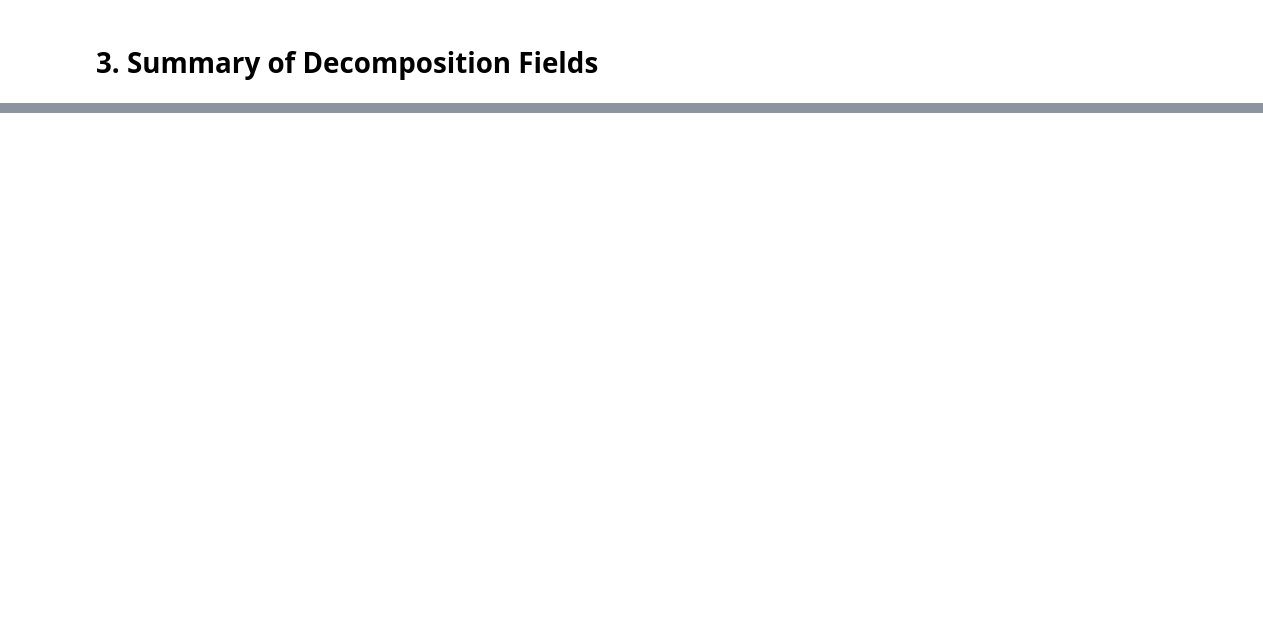
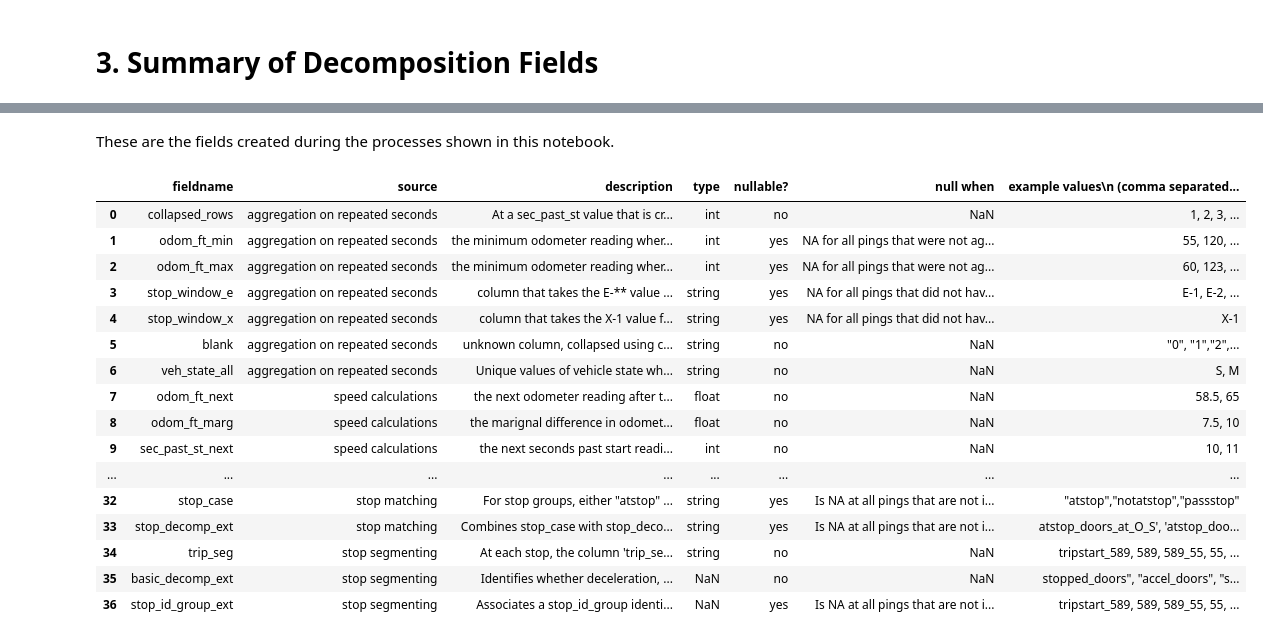
Before and after one commit to stevenschrayer/WMATA_AVL, a Jupyter notebook: docs/vignettes/04_Movement Decomposition.ipynb, the cells around one changed output, grey strips where cells are left out. Saved outputs shown, nothing was run; the diff lists cells and outputs as text; code cells hidden in the pictures; blank space fills up the shorter version.

Commit message:
decomp; completes first draft of vignette notebook to explain things

```diff
--- a/docs/vignettes/04_Movement Decomposition.ipynb
+++ b/docs/vignettes/04_Movement Decomposition.ipynb
@@ -170,0 +20,32 @@ Note that to this point, there is no assertion that door open events occur at bu
+# %%
+import os
+import sys
+import pandas as pd
+import numpy as np
+import shutil
+import pyarrow as pa
+import pyarrow.parquet as pq
+from dotenv import dotenv_values
+
+if os.getlogin() == "WylieTimmerman":
+    # Working Paths
+    # the following needed to run in vscode jupyter interpreter
+    os.environ["GDAL_DATA"] = os.environ["CONDA_PREFIX"] + "\Library\share\gdal"
+    path_working = r"C:\Users\WylieTimmerman\Documents\projects_local\WMATA_AVL_datamart"
+    os.chdir(os.path.join(path_working))
+    sys.path.append(r"C:\Users\WylieTimmerman\Documents\projects_local\WMATA_AVL_datamart")
+    path_sp = r"C:\OD\Foursquare ITP\Projects - WMATA Datamart\Task 3 - Bus Priority"
+    path_source_data = os.path.join(path_sp, "data", "00-Raw")
+    path_processed_data = os.path.join(path_sp, "Data", "02-Processed")
+    # Server credentials
+    config = dotenv_values(os.path.join(path_working, '.env'))
+    # other things for wylie's dev environment
+
+import wmatarawnav as wr
+
+analysis_route = ['43']
+wmata_crs = 2248
+
+pd.set_option('display.max_columns', None)
+pd.set_option('display.max_rows', None)
+pd.set_option('display.max_colwidth', None)
@@ -174,0 +535,25 @@ Note that to this point, there is no assertion that door open events occur at bu
+# %% [markdown]
+These are the fields created during the processes shown in this notebook.
+# %%
+fields_added = pd.read_csv(os.path.join(".", "data", "00-raw", "demo_data", "04_notebook_data", "fieldlist_added.csv"))
+#TODO: create a csv in the style we want, add to version control, then read-in here.
+
+fields_added.drop(['sort'], axis = "columns")
+# %% [output]
+|  | fieldname | source | description | type | nullable? | null when | example values\n (comma separated... |
+| 0 | collapsed_rows | aggregation on repeated seconds | At a sec_past_st value that is cr... | int | no | NaN | 1, 2, 3, ... |
+| 1 | odom_ft_min | aggregation on repeated seconds | the minimum odometer reading wher... | int | yes | NA for all pings that were not ag... | 55, 120, ... |
+| 2 | odom_ft_max | aggregation on repeated seconds | the minimum odometer reading wher... | int | yes | NA for all pings that were not ag... | 60, 123, ... |
+| 3 | stop_window_e | aggregation on repeated seconds | column that takes the E-** value ... | string | yes | NA for all pings that did not hav... | E-1, E-2, ... |
+| 4 | stop_window_x | aggregation on repeated seconds | column that takes the X-1 value f... | string | yes | NA for all pings that did not hav... | X-1 |
+| 5 | blank | aggregation on repeated seconds | unknown column, collapsed using c... | string | no | NaN | "0", "1","2",... |
+| 6 | veh_state_all | aggregation on repeated seconds | Unique values of vehicle state wh... | string | no | NaN | S, M |
+| 7 | odom_ft_next | speed calculations | the next odometer reading after t... | float | no | NaN | 58.5, 65 |
+| 8 | odom_ft_marg | speed calculations | the marignal difference in odomet... | float | no | NaN | 7.5, 10 |
+| 9 | sec_past_st_next | speed calculations | the next seconds past start readi... | int | no | NaN | 10, 11 |
+| ... | ... | ... | ... | ... | ... | ... | ... |
+| 32 | stop_case | stop matching | For stop groups, either "atstop" ... | string | yes | Is NA at all pings that are not i... | "atstop","notatstop","passstop" |
+| 33 | stop_decomp_ext | stop matching | Combines stop_case with stop_deco... | string | yes | Is NA at all pings that are not i... | atstop_doors_at_O_S', 'atstop_doo... |
+| 34 | trip_seg | stop segmenting | At each stop, the column 'trip_se... | string | no | NaN | tripstart_589, 589, 589_55, 55, ... |
+| 35 | basic_decomp_ext | stop segmenting | Identifies whether deceleration, ... | NaN | no | NaN | stopped_doors", "accel_doors", "s... |
+| 36 | stop_id_group_ext | stop segmenting | Associates a stop_id_group identi... | NaN | yes | Is NA at all pings that are not i... | tripstart_589, 589, 589_55, 55, ... |
```
Also changed, not shown: parts of 55 cells of this notebook, 5 other files.
